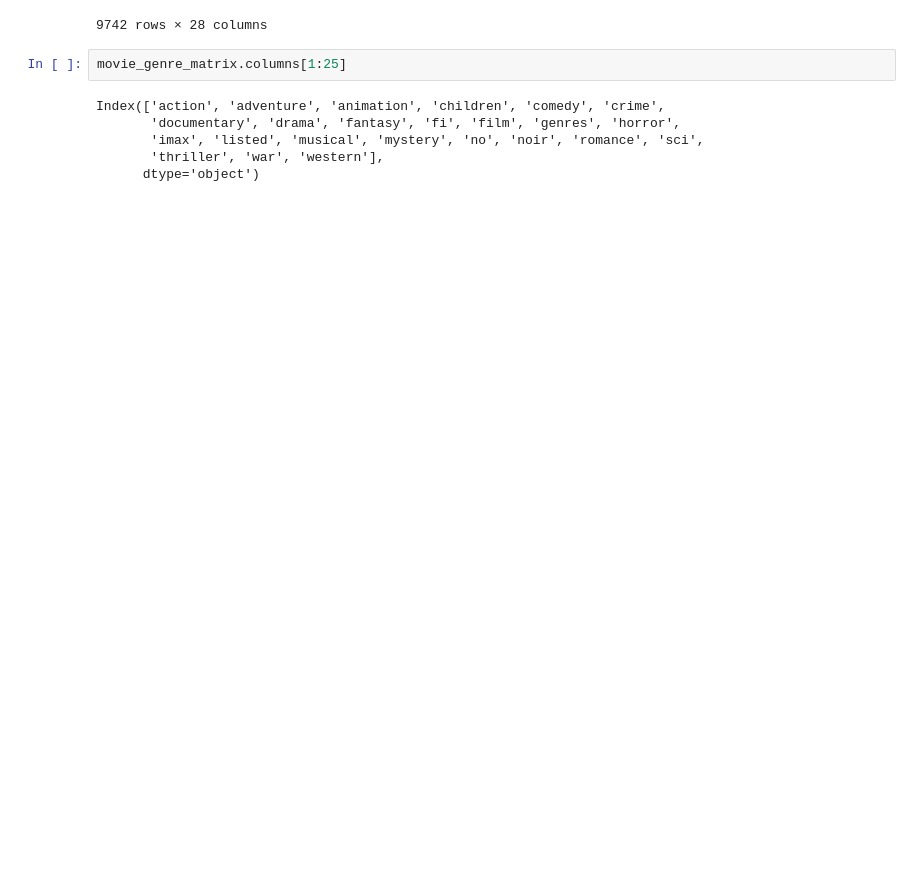
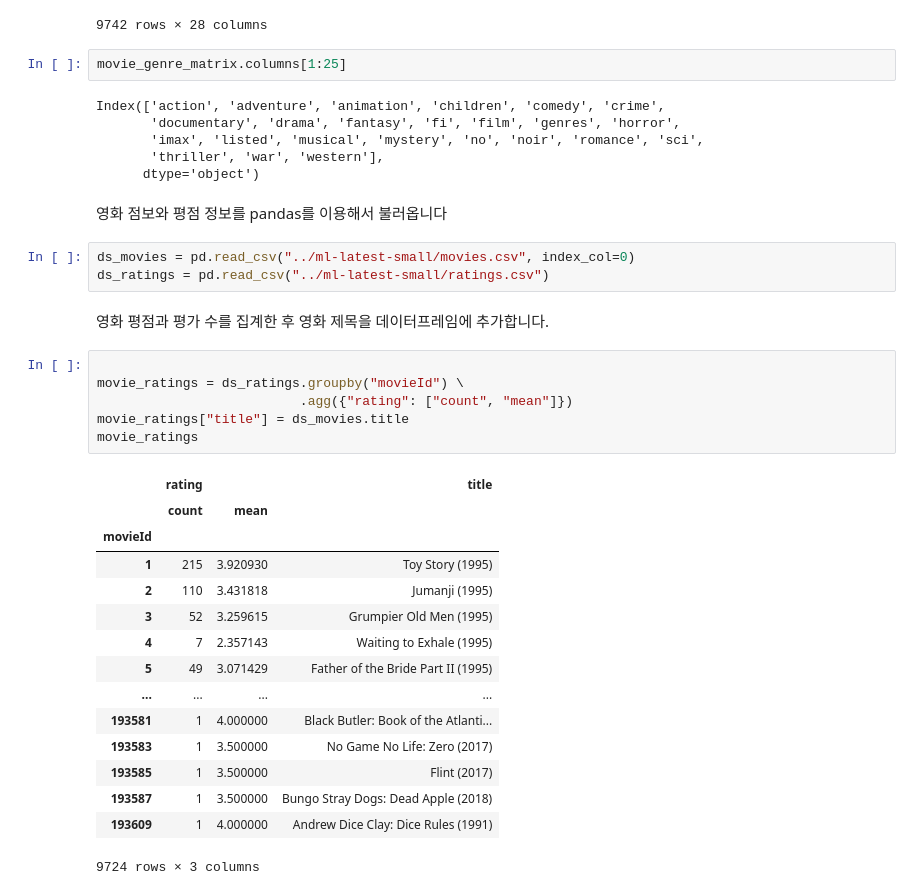
Before and after one commit to HeegyuKim/RecSys-MovieLens100k, a Jupyter notebook: notebooks/EDA.ipynb, the cells around one changed output. Cells and saved outputs as stored; diff of their text form; blank space fills up the shorter version.

```diff
--- a/notebooks/EDA.ipynb
+++ b/notebooks/EDA.ipynb
@@ -226,3 +227,32 @@ Index(['action', 'adventure', 'animation', 'children', 'comedy', 'crime',
        'imax', 'listed', 'musical', 'mystery', 'no', 'noir', 'romance', 'sci',
        'thriller', 'war', 'western'],
       dtype='object')
+# %% [markdown]
+영화 점보와 평점 정보를 pandas를 이용해서 불러옵니다
+# %%
+ds_movies = pd.read_csv("../ml-latest-small/movies.csv", index_col=0)
+ds_ratings = pd.read_csv("../ml-latest-small/ratings.csv")
+# %% [markdown]
+영화 평점과 평가 수를 집계한 후 영화 제목을 데이터프레임에 추가합니다.
+# %%
+
+movie_ratings = ds_ratings.groupby("movieId") \
+                          .agg({"rating": ["count", "mean"]})
+movie_ratings["title"] = ds_movies.title
+movie_ratings
+# %% [output]
+|  | rating |  | title |
+|  | count | mean |  |
+| movieId |  |  |  |
+| 1 | 215 | 3.920930 | Toy Story (1995) |
+| 2 | 110 | 3.431818 | Jumanji (1995) |
+| 3 | 52 | 3.259615 | Grumpier Old Men (1995) |
+| 4 | 7 | 2.357143 | Waiting to Exhale (1995) |
+| 5 | 49 | 3.071429 | Father of the Bride Part II (1995) |
+| ... | ... | ... | ... |
+| 193581 | 1 | 4.000000 | Black Butler: Book of the Atlanti... |
+| 193583 | 1 | 3.500000 | No Game No Life: Zero (2017) |
+| 193585 | 1 | 3.500000 | Flint (2017) |
+| 193587 | 1 | 3.500000 | Bungo Stray Dogs: Dead Apple (2018) |
+| 193609 | 1 | 4.000000 | Andrew Dice Clay: Dice Rules (1991) |
+9724 rows × 3 columns
```
Also changed, not shown: parts of 4 cells of this notebook, 4 other files.
